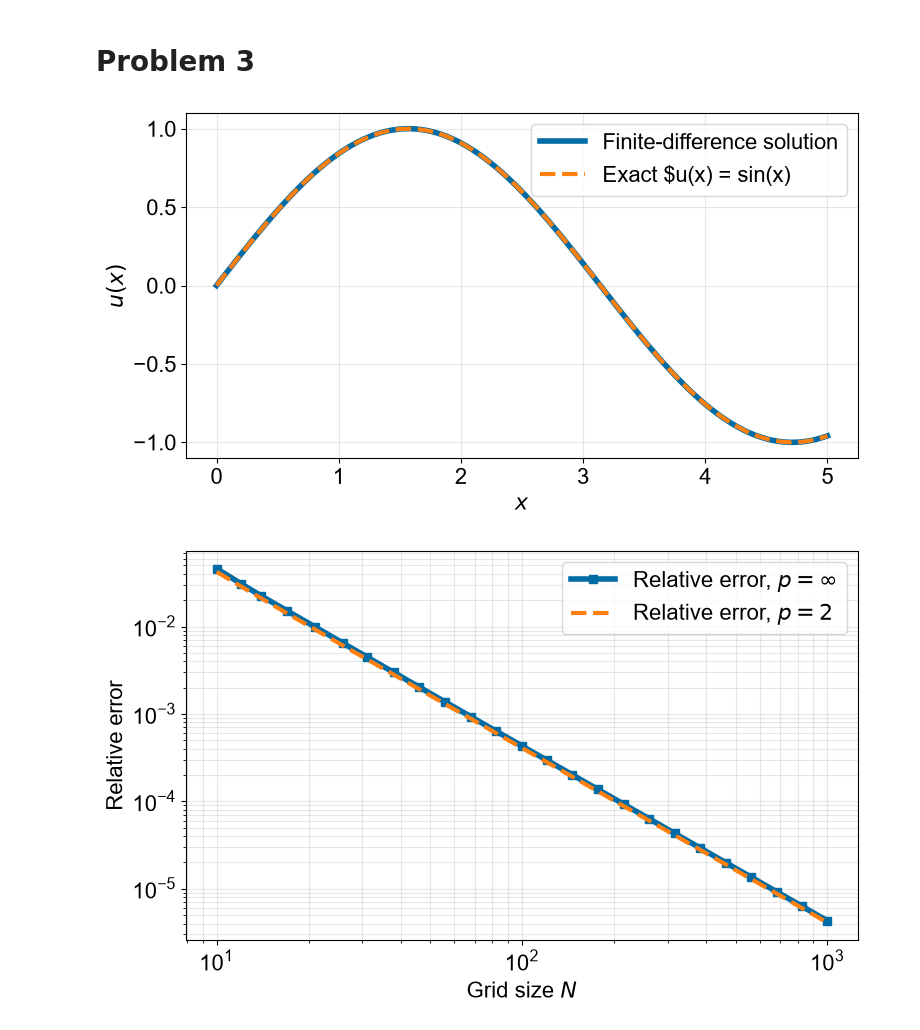
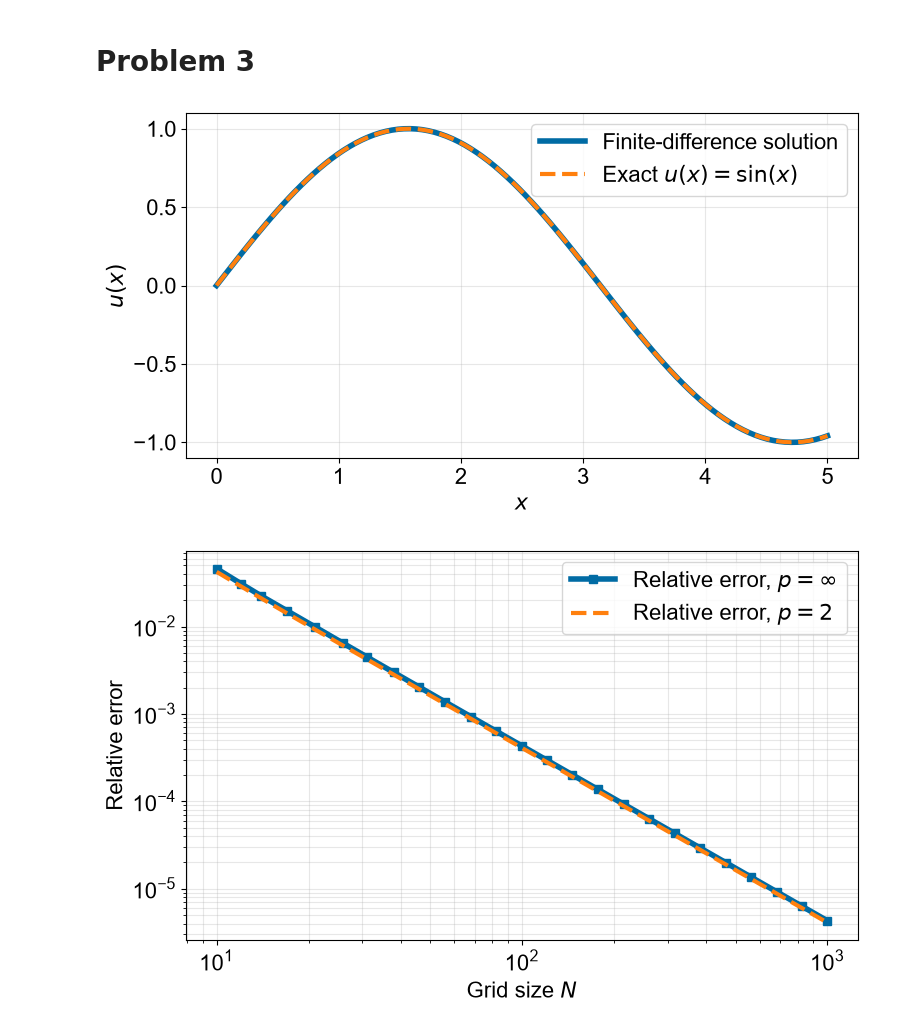
Before and after one commit to jacksoncimino/Cimino_PDEs, a Jupyter notebook: HW0/HW0.ipynb, the cells around one changed output. Drawn from its saved outputs; the diff is of its cells as text; code cells hidden in the pictures.

```diff
--- a/HW0/HW0.ipynb
+++ b/HW0/HW0.ipynb
@@ -198,26 +198,26 @@ def manufactured_finite_diff(f, a, b, N, bndry_a, bndry_b):
 # %%
 f = lambda x: np.sin(x) * np.cos(x)
 
 a = 0
 b = 5
 bndry_a = np.sin(a)
 bndry_b = np.sin(b)
 
 N = 101
 u, x = manufactured_finite_diff(f, a, b, N, bndry_a, bndry_b)
 
 plt.figure(figsize=(8, 4.5))
 plt.plot(x, u, label="Finite-difference solution", linewidth=4)
-plt.plot(x, np.sin(x), "--", label=r"Exact $u(x) = sin(x)$", linewidth=3)
+plt.plot(x, np.sin(x), "--", label=r"Exact $u(x) = \sin(x)$", linewidth=3)
 plt.xlabel(r"$x$")
 plt.xticks([0, 1, 2, 3, 4, 5])
 plt.ylabel(r"$u(x)$")
 plt.grid(True, alpha=0.3)
 plt.legend()
 plt.tight_layout()
 plt.show()
 # %% [output]
-[figure, old version]
+[figure, new version]
 # %%
 # Compute relative errors on increasingly fine grids.
 N_values = np.unique(np.logspace(1, 3, 25, dtype=int))
```
Also changed, not shown: parts of 1 cell of this notebook, 3 other files.
